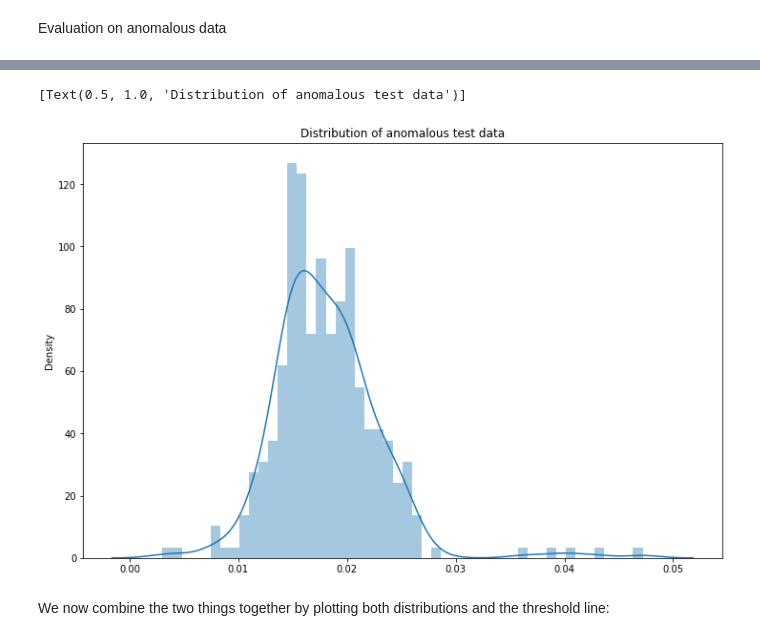
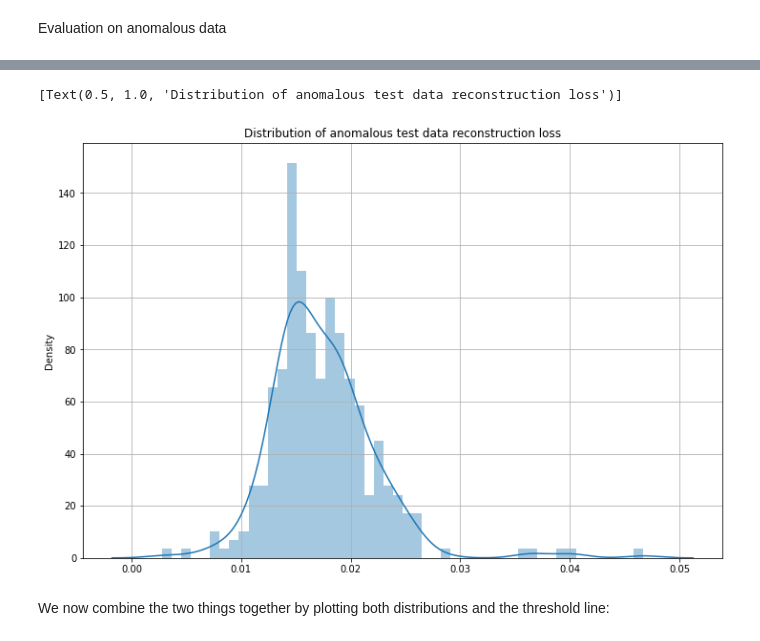
Before and after one commit to stefanopc/ECG-Anomaly-Detection-Classification, a Jupyter notebook: AI_Industry.ipynb, the cells around one changed output, grey strips where cells are left out. Saved outputs shown, nothing was run; the diff lists cells and outputs as text; code cells hidden in the pictures.

```diff
--- a/AI_Industry.ipynb
+++ b/AI_Industry.ipynb
@@ -427,9 +427,9 @@ test_loss_anomalies = tf.keras.losses.mse(reconstruction_anomalies, anomaly_X_te
 # %%
 fig, ax = plt.subplots(figsize=(12, 8))
-sns.distplot(test_loss_anomalies, bins=50, kde=True, ax=ax).set(title='Distribution of anomalous test data')
+sns.distplot(test_loss_anomalies, bins=50, kde=True, ax=ax.grid()).set(title='Distribution of anomalous test data reconstruction loss')
 # %% [output]
-[Text(0.5, 1.0, 'Distribution of anomalous test data')]
+[Text(0.5, 1.0, 'Distribution of anomalous test data reconstruction loss')]
-[figure, old version]
+[figure, new version]
 # %% [markdown]
 We now combine the two things together by plotting both distributions and the threshold line:
 # %%
```
Also changed, not shown: parts of 29 cells of this notebook.
